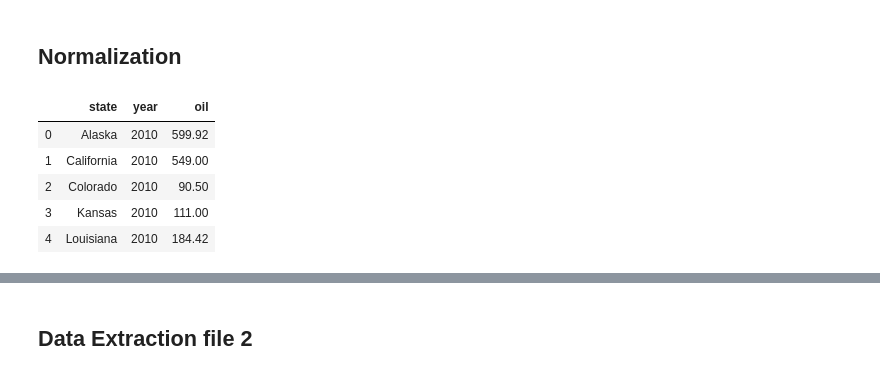
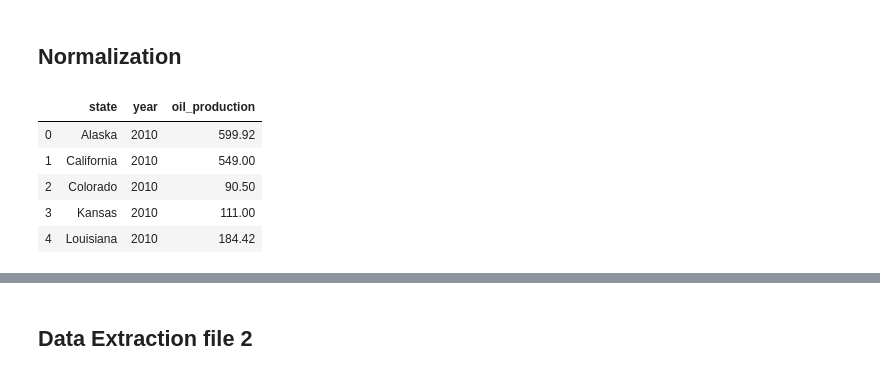
Before and after one commit to sgk2004/ETL-of-Oil-Gas-Data, a Jupyter notebook: Oil and Gas/data_etl.ipynb, the cells around one changed output, grey strips where cells are left out. Drawn from its saved outputs; the diff is of its cells as text; code cells hidden in the pictures.

```diff
--- a/Oil and Gas/data_etl.ipynb
+++ b/Oil and Gas/data_etl.ipynb
@@ -125,10 +125,10 @@ oilproducingstates_df
 # %%
 #df.melt(id_vars=['A'], value_vars=['B', 'C'])
 oilproducingstates_df=oilproducingstates_df.melt(id_vars=["state"], value_vars=[2010,2011,2012,2013,2014],
-                        var_name="year",value_name="oil")
+                        var_name="year",value_name="oil_production")
 oilproducingstates_df.head()
 # %% [output]
-|  | state | year | oil |
+|  | state | year | oil_production |
 | 0 | Alaska | 2010 | 599.92 |
 | 1 | California | 2010 | 549.00 |
 | 2 | Colorado | 2010 | 90.50 |
```
Also changed, not shown: parts of 22 cells of this notebook.
